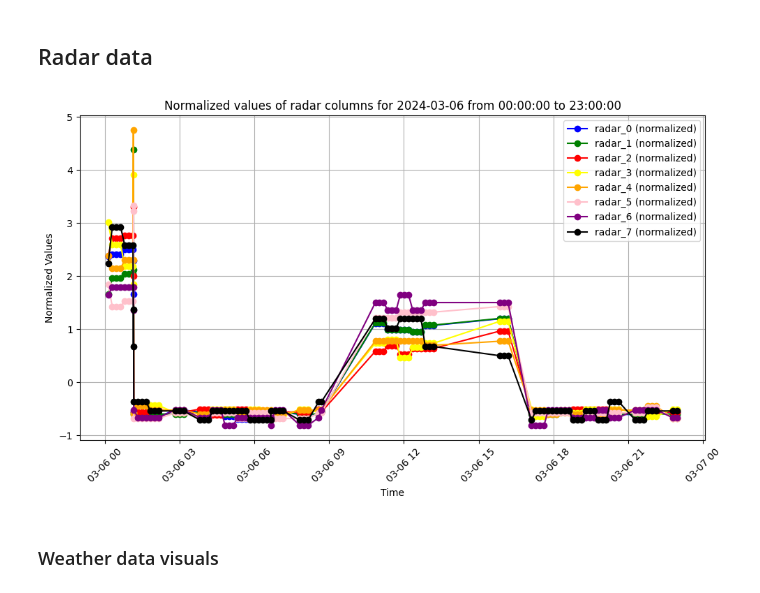
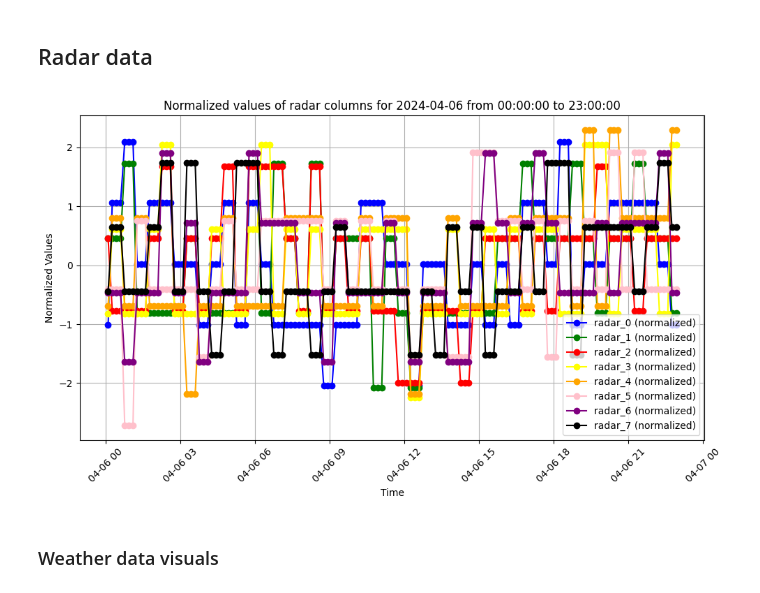
Before and after one commit to annikaijak/2nd_semester_project, a Jupyter notebook: notebooks/eda/EDA_building.ipynb, the cells around one changed output. Drawn from its saved outputs; the diff is of its cells as text; code cells hidden in the pictures.

```diff
--- a/notebooks/eda/EDA_building.ipynb
+++ b/notebooks/eda/EDA_building.ipynb
@@ -546,7 +546,7 @@ scaler = StandardScaler()
 df_normalized = scaler.fit_transform(df_combined_full[['radar_0', 'radar_1', 'radar_2', 'radar_3', 'radar_4', 'radar_5', 'radar_6', 'radar_7']])
 # %%
 # Specify the date and time range
-specific_date = '2024-03-06'
+specific_date = '2024-04-06'
 start_time = '00:00:00'
 end_time = '23:00:00'
 
@@ -558,34 +558,34 @@ df_specific_time_range = df_combined_full[(df_combined_full['time'].dt.date == p
 # Selecting the columns to be normalized
 df_specific_time_range = df_specific_time_range.copy()
 data_to_normalize = df_specific_time_range[['radar_0', 'radar_1', 'radar_2', 'radar_3', 'radar_4', 'radar_5', 'radar_6', 'radar_7']]
 
 # Applying StandardScaler
 scaler = StandardScaler()
 normalized_data = scaler.fit_transform(data_to_normalize)
 
 # Adding normalized data back to the DataFrame
 df_specific_time_range[['radar_0', 'radar_1', 'radar_2', 'radar_3', 'radar_4', 'radar_5', 'radar_6', 'radar_7']] = normalized_data
 
 # Plotting
 plt.figure(figsize=(10, 6))
 plt.plot(df_specific_time_range['time'], df_specific_time_range['radar_0'], label='radar_0 (normalized)', color='blue', marker='o', linestyle='-')
 plt.plot(df_specific_time_range['time'], df_specific_time_range['radar_1'], label='radar_1 (normalized)', color='green', marker='o', linestyle='-')
 plt.plot(df_specific_time_range['time'], df_specific_time_range['radar_2'], label='radar_2 (normalized)', color='red', marker='o', linestyle='-')
 plt.plot(df_specific_time_range['time'], df_specific_time_range['radar_3'], label='radar_3 (normalized)', color='yellow', marker='o', linestyle='-')
 plt.plot(df_specific_time_range['time'], df_specific_time_range['radar_4'], label='radar_4 (normalized)', color='orange', marker='o', linestyle='-')
 plt.plot(df_specific_time_range['time'], df_specific_time_range['radar_5'], label='radar_5 (normalized)', color='pink', marker='o', linestyle='-')
 plt.plot(df_specific_time_range['time'], df_specific_time_range['radar_6'], label='radar_6 (normalized)', color='purple', marker='o', linestyle='-')
 plt.plot(df_specific_time_range['time'], df_specific_time_range['radar_7'], label='radar_7 (normalized)', color='black', marker='o', linestyle='-')
 plt.title(f'Normalized values of radar columns for {specific_date} from {start_time} to {end_time}')
 plt.xlabel('Time')
 plt.ylabel('Normalized Values')
 plt.xticks(rotation=45)
 plt.grid(True)
 plt.legend()
 plt.tight_layout()
 plt.show()
 # %% [output]
-[figure, old version]
+[figure, new version]
 # %% [markdown]
 ### Weather data visuals
 # %%
```
Also changed, not shown: parts of 4 cells of this notebook, 1 other file.
